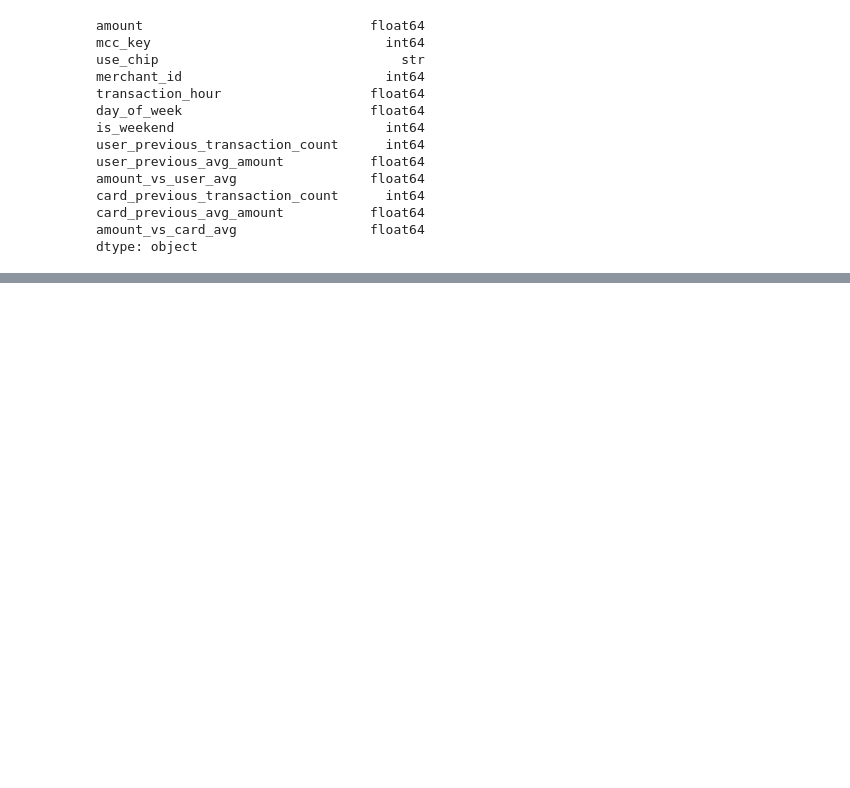
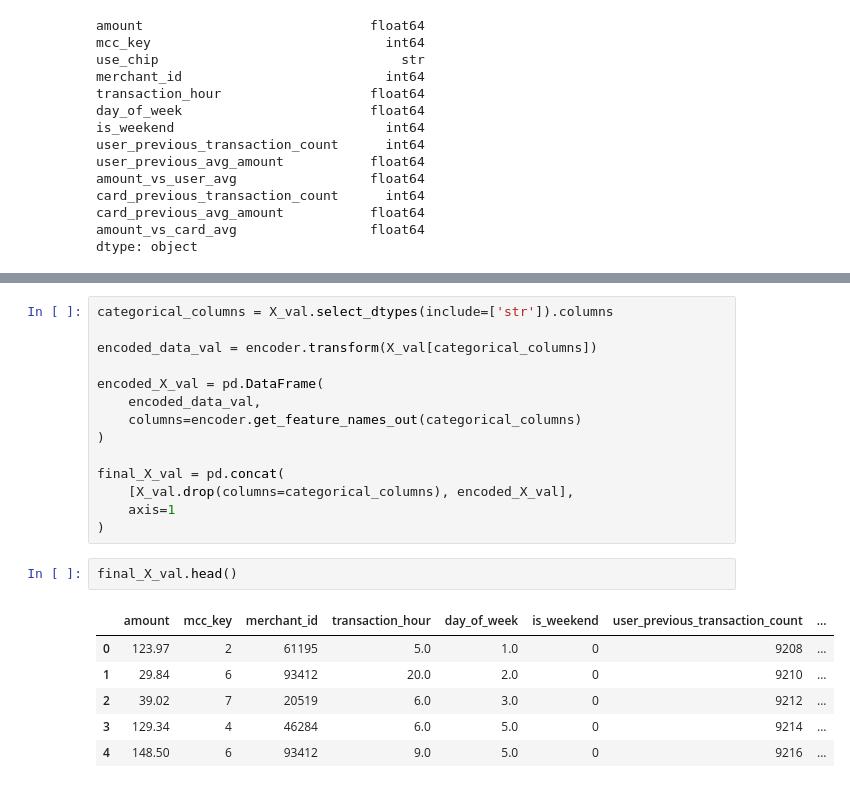
Before and after one commit to martynawieruszewska/finsight-fintech-analytics, a Jupyter notebook: notebooks/06_fraud_detection_ml.ipynb, the cells around one changed output, grey strips where cells are left out. Cells and saved outputs as stored; diff of their text form; blank space fills up the shorter version.

```diff
--- a/notebooks/06_fraud_detection_ml.ipynb
+++ b/notebooks/06_fraud_detection_ml.ipynb
@@ -443,0 +340,23 @@ array([0., 0., 0., ..., 0., 0., 0.], shape=(934599,))
+# %%
+categorical_columns = X_val.select_dtypes(include=['str']).columns
+
+encoded_data_val = encoder.transform(X_val[categorical_columns])
+
+encoded_X_val = pd.DataFrame(
+    encoded_data_val,
+    columns=encoder.get_feature_names_out(categorical_columns)
+)
+
+final_X_val = pd.concat(
+    [X_val.drop(columns=categorical_columns), encoded_X_val],
+    axis=1
+)
+# %%
+final_X_val.head()
+# %% [output]
+|  | amount | mcc_key | merchant_id | transaction_hour | day_of_week | is_weekend | user_previous_transaction_count | ... |
+| 0 | 123.97 | 2 | 61195 | 5.0 | 1.0 | 0 | 9208 | ... |
+| 1 | 29.84 | 6 | 93412 | 20.0 | 2.0 | 0 | 9210 | ... |
+| 2 | 39.02 | 7 | 20519 | 6.0 | 3.0 | 0 | 9212 | ... |
+| 3 | 129.34 | 4 | 46284 | 6.0 | 5.0 | 0 | 9214 | ... |
+| 4 | 148.50 | 6 | 93412 | 9.0 | 5.0 | 0 | 9216 | ... |
```
Also changed, not shown: parts of 32 cells of this notebook.
